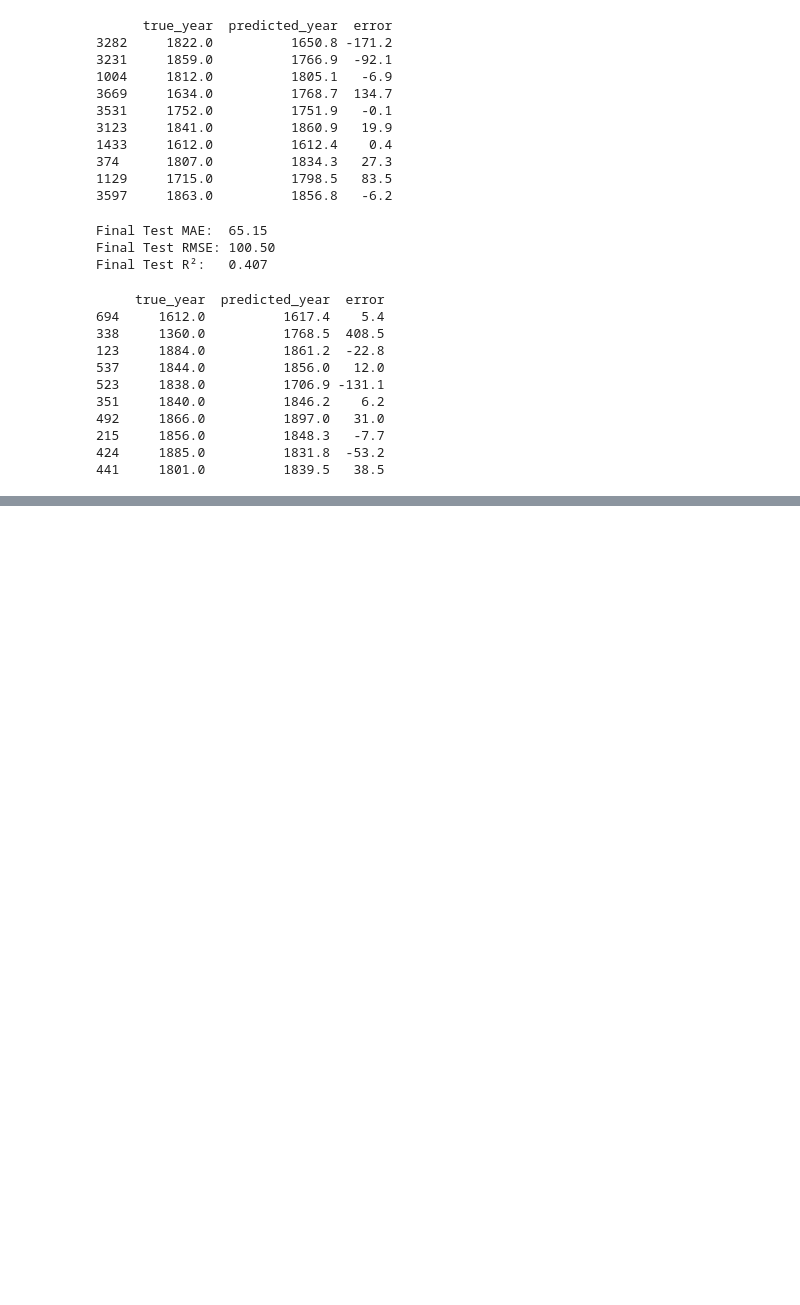
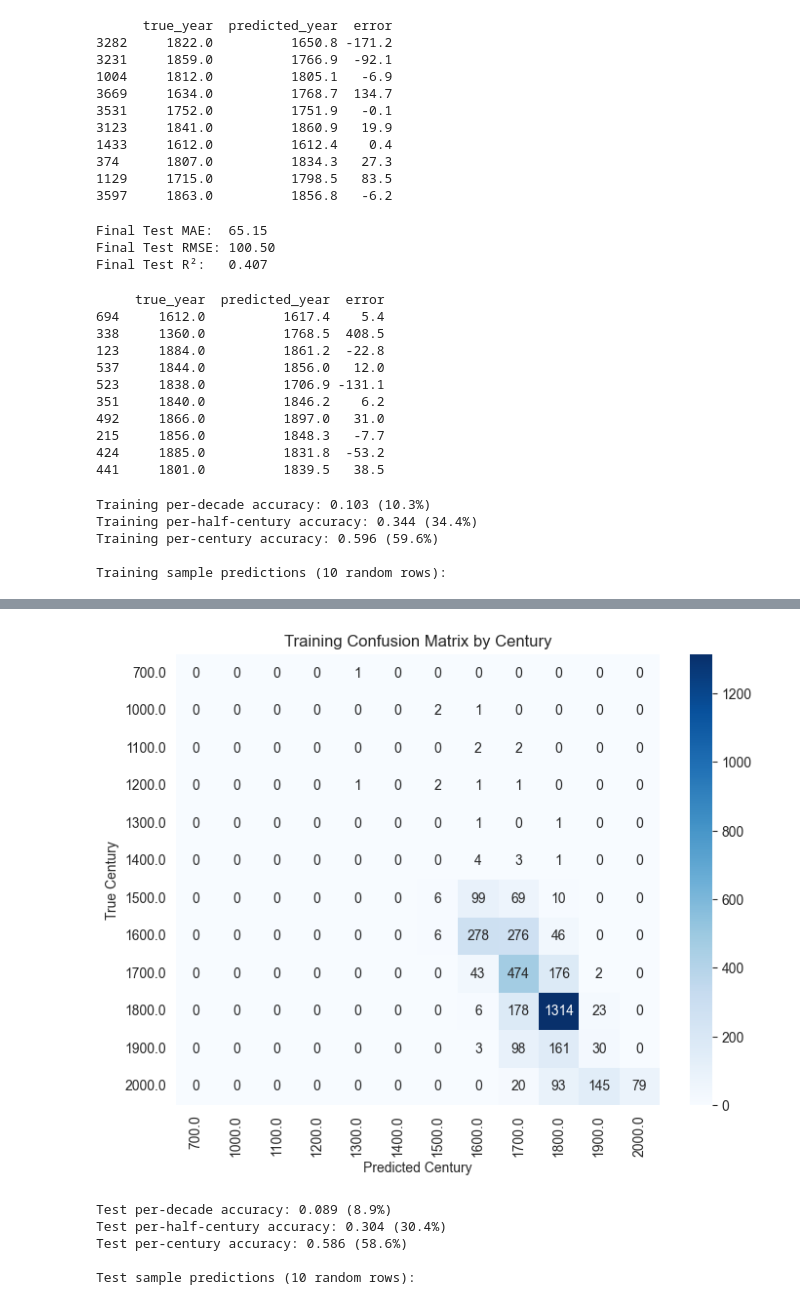
Before and after one commit to TiMauzi/midi-models, a Jupyter notebook: midi_to_year.ipynb, the cells around one changed output, grey strips where cells are left out. Saved outputs shown, nothing was run; the diff lists cells and outputs as text; code cells hidden in the pictures; blank space fills up the shorter version.

Commit message:
adding accuracy by time-interval bins

```diff
--- a/midi_to_year.ipynb
+++ b/midi_to_year.ipynb
@@ -168,3 +170,66 @@ print(sample_results[["true_year", "predicted_year", "error"]].round(1))
 215     1856.0          1848.3   -7.7
 424     1885.0          1831.8  -53.2
 441     1801.0          1839.5   38.5
+# %%
+# === Multi-Scale Accuracy: Decade, Half-Century, Century ===
+
+def multi_scale_accuracy_analysis(X_split, y_split, preds, split_name="Split"):
+    # --- Decade accuracy ---
+    y_decade = (y_split // 10) * 10
+    preds_decade = (preds // 10) * 10
+    accuracy_decade = np.mean(y_decade == preds_decade)
+    print(f"{split_name} per-decade accuracy: {accuracy_decade:.3f} ({accuracy_decade*100:.1f}%)")
+
+    # --- Half-century accuracy (50-year bins) ---
+    y_halfcentury = (y_split // 50) * 50
+    preds_halfcentury = (preds // 50) * 50
+    accuracy_halfcentury = np.mean(y_halfcentury == preds_halfcentury)
+    print(f"{split_name} per-half-century accuracy: {accuracy_halfcentury:.3f} ({accuracy_halfcentury*100:.1f}%)")
+
+    # --- Century accuracy ---
+    y_century = (y_split // 100) * 100
+    preds_century = (preds // 100) * 100
+    accuracy_century = np.mean(y_century == preds_century)
+    print(f"{split_name} per-century accuracy: {accuracy_century:.3f} ({accuracy_century*100:.1f}%)")
+
+    # --- Sample predictions ---
+    sample_df = X_split.copy()
+    sample_df["true_year"] = y_split.values
+    sample_df["predicted_year"] = preds
+    sample_df["true_decade"] = y_decade.values
+    sample_df["predicted_decade"] = preds_decade
+    sample_df["true_halfcentury"] = y_halfcentury.values
+    sample_df["predicted_halfcentury"] = preds_halfcentury
+    sample_df["true_century"] = y_century.values
+    sample_df["predicted_century"] = preds_century
+    print(f"\n{split_name} sample predictions (10 random rows):")
+    display(sample_df.sample(10, random_state=42)[
+        ["true_year","predicted_year","true_decade","predicted_decade",
+         "true_halfcentury","predicted_halfcentury","true_century","predicted_century"]
+    ])
+
+    # --- Century confusion matrix ---
+    cm = confusion_matrix(y_century, preds_century, labels=np.unique(y_century))
+    plt.figure(figsize=(8,6))
+    sns.heatmap(cm, annot=True, fmt="d",
+                xticklabels=np.unique(y_century),
+                yticklabels=np.unique(y_century),
+                cmap="Blues")
+    plt.xlabel("Predicted Century")
+    plt.ylabel("True Century")
+    plt.title(f"{split_name} Confusion Matrix by Century")
+    plt.show()
+
+
+# === Training set analysis ===
+preds_train = model.predict(X_train)
+multi_scale_accuracy_analysis(X_train, y_train, preds_train, split_name="Training")
+
+# === Test set analysis ===
+multi_scale_accuracy_analysis(X_test_final, y_test_final, preds_test, split_name="Test")
+# %% [output]
+Training per-decade accuracy: 0.103 (10.3%)
+Training per-half-century accuracy: 0.344 (34.4%)
+Training per-century accuracy: 0.596 (59.6%)
+
+Training sample predictions (10 random rows):
@@ -170,0 +247,6 @@ print(sample_results[["true_year", "predicted_year", "error"]].round(1))
+[figure, added]
+Test per-decade accuracy: 0.089 (8.9%)
+Test per-half-century accuracy: 0.304 (30.4%)
+Test per-century accuracy: 0.586 (58.6%)
+
+Test sample predictions (10 random rows):
```
Also changed, not shown: parts of 2 cells of this notebook.
